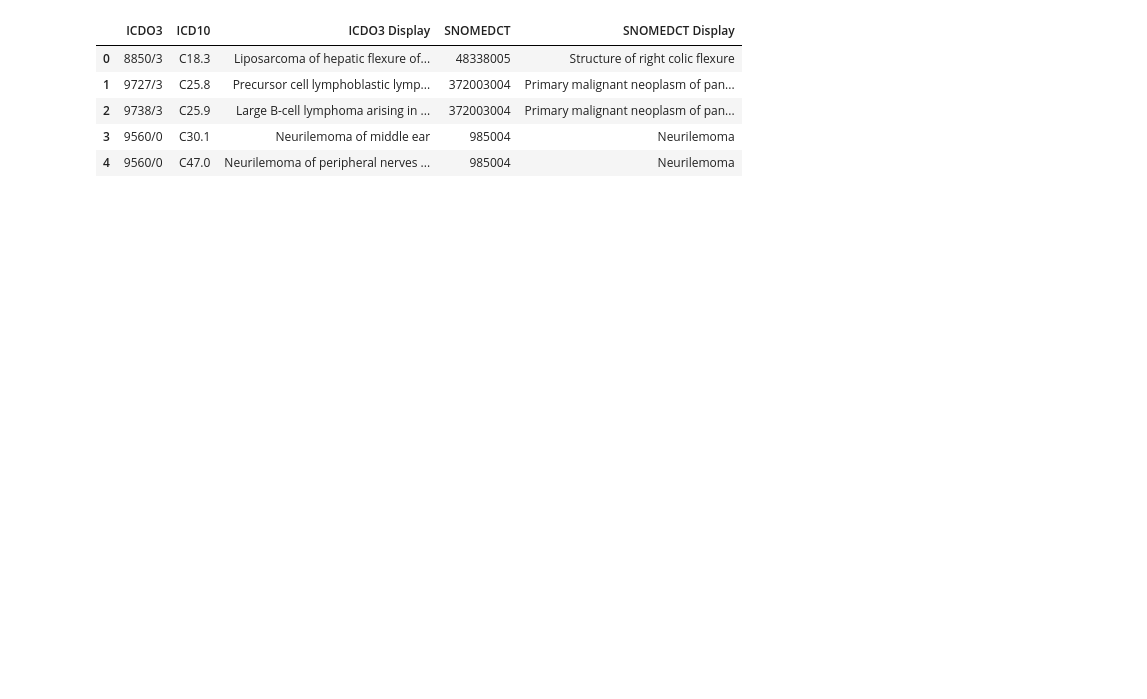
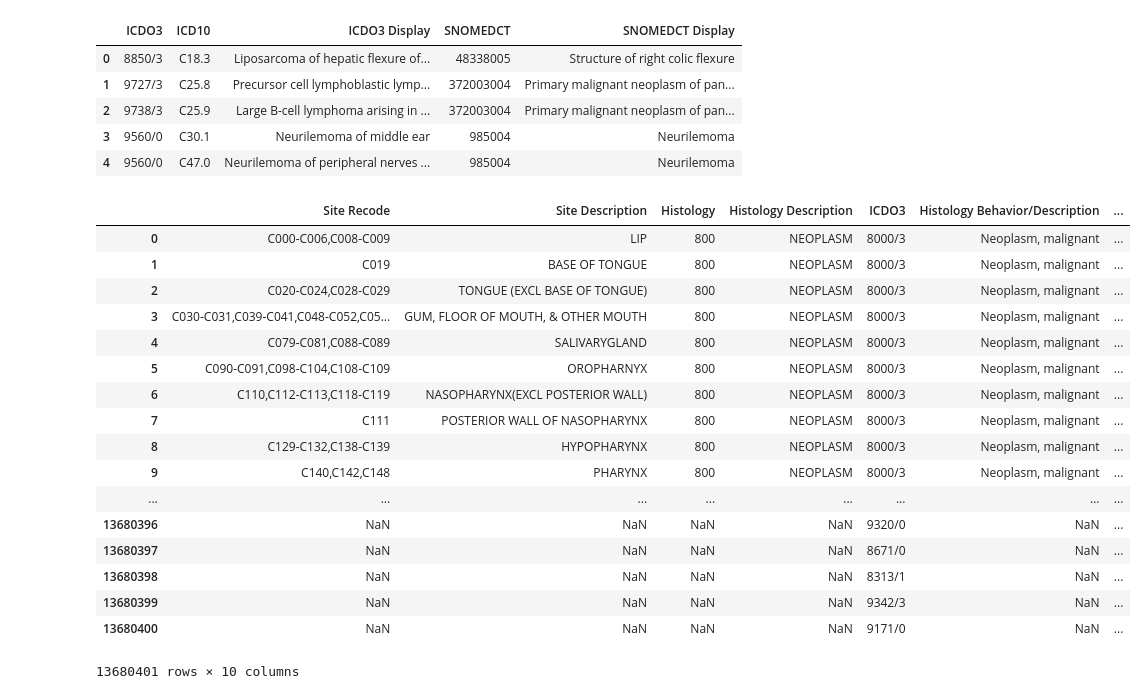
Before and after one commit to AndrewVG23/informatics_test, a Jupyter notebook: pdf_reader/src/merge_google_sheets.ipynb, the cells around one changed output. Cells and saved outputs as stored; diff of their text form; code cells hidden in the pictures; blank space fills up the shorter version.

```diff
--- a/pdf_reader/src/merge_google_sheets.ipynb
+++ b/pdf_reader/src/merge_google_sheets.ipynb
@@ -84,6 +125,25 @@ head2
 | 3 | 9560/0 | C30.1 | Neurilemoma of middle ear | 985004 | Neurilemoma |
 | 4 | 9560/0 | C47.0 | Neurilemoma of peripheral nerves ... | 985004 | Neurilemoma |
 # %%
-head1.merge(head2,how='right',on=)
+icd03_df.merge(crosswalk_df,how='right',on='ICDO3')
+# %% [output]
+|  | Site Recode | Site Description | Histology | Histology Description | ICDO3 | Histology Behavior/Description | ... |
+| 0 | C000-C006,C008-C009 | LIP | 800 | NEOPLASM | 8000/3 | Neoplasm, malignant | ... |
+| 1 | C019 | BASE OF TONGUE | 800 | NEOPLASM | 8000/3 | Neoplasm, malignant | ... |
+| 2 | C020-C024,C028-C029 | TONGUE (EXCL BASE OF TONGUE) | 800 | NEOPLASM | 8000/3 | Neoplasm, malignant | ... |
+| 3 | C030-C031,C039-C041,C048-C052,C05... | GUM, FLOOR OF MOUTH, & OTHER MOUTH | 800 | NEOPLASM | 8000/3 | Neoplasm, malignant | ... |
+| 4 | C079-C081,C088-C089 | SALIVARYGLAND | 800 | NEOPLASM | 8000/3 | Neoplasm, malignant | ... |
+| 5 | C090-C091,C098-C104,C108-C109 | OROPHARNYX | 800 | NEOPLASM | 8000/3 | Neoplasm, malignant | ... |
+| 6 | C110,C112-C113,C118-C119 | NASOPHARYNX(EXCL POSTERIOR WALL) | 800 | NEOPLASM | 8000/3 | Neoplasm, malignant | ... |
+| 7 | C111 | POSTERIOR WALL OF NASOPHARYNX | 800 | NEOPLASM | 8000/3 | Neoplasm, malignant | ... |
+| 8 | C129-C132,C138-C139 | HYPOPHARYNX | 800 | NEOPLASM | 8000/3 | Neoplasm, malignant | ... |
+| 9 | C140,C142,C148 | PHARYNX | 800 | NEOPLASM | 8000/3 | Neoplasm, malignant | ... |
+| ... | ... | ... | ... | ... | ... | ... | ... |
+| 13680396 | NaN | NaN | NaN | NaN | 9320/0 | NaN | ... |
+| 13680397 | NaN | NaN | NaN | NaN | 8671/0 | NaN | ... |
+| 13680398 | NaN | NaN | NaN | NaN | 8313/1 | NaN | ... |
+| 13680399 | NaN | NaN | NaN | NaN | 9342/3 | NaN | ... |
+| 13680400 | NaN | NaN | NaN | NaN | 9171/0 | NaN | ... |
+13680401 rows × 10 columns
 # %%
 #cleanest_df.to_csv("data/andrew_test.csv")
```
Also changed, not shown: parts of 5 cells of this notebook, 2 other files.
